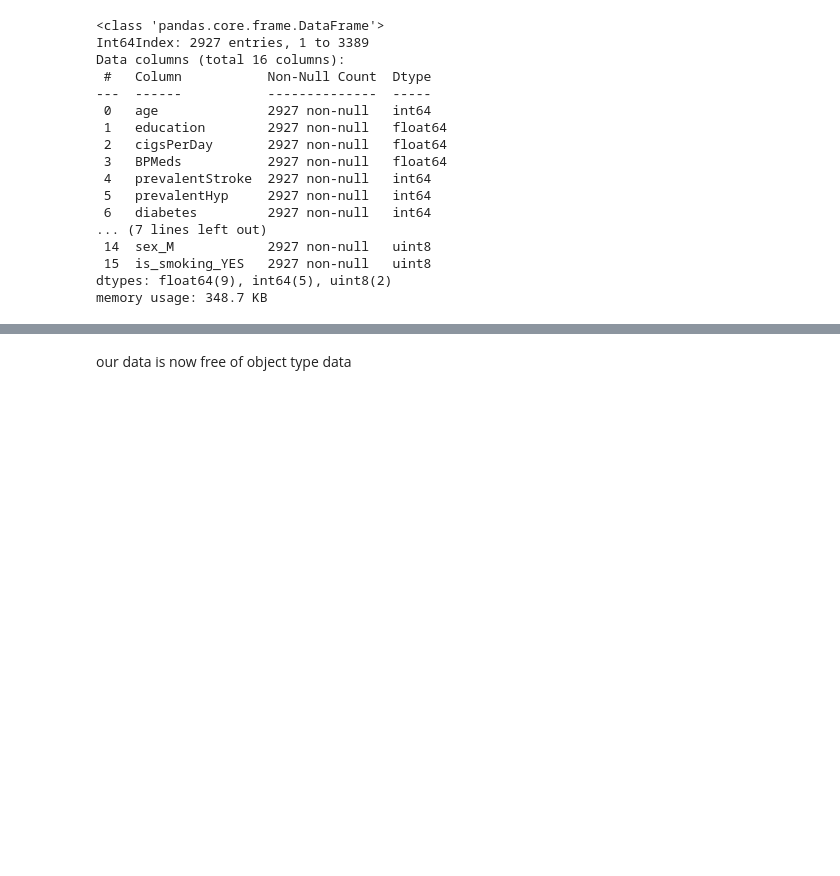
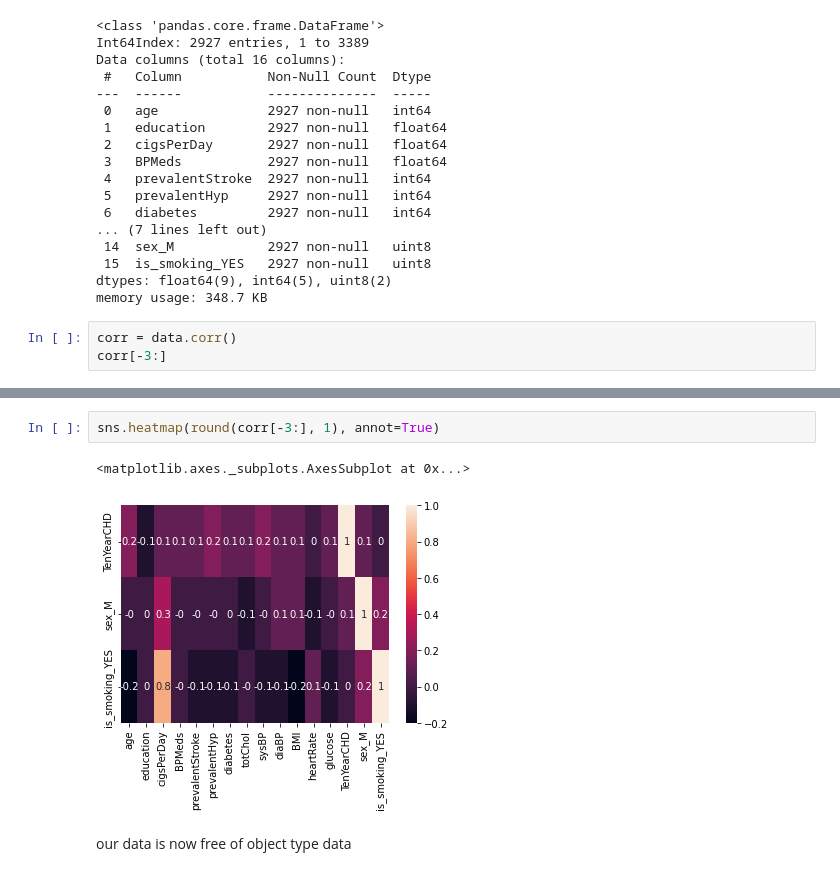
Before and after one commit to abm4github/cardiovascular-risk-prediction_Supervised-Classification, a Jupyter notebook: AlmaBetter_ML_Classification_CardioVascularRisk.ipynb, the cells around one changed output, grey strips where cells are left out. Cells and saved outputs as stored; diff of their text form; blank space fills up the shorter version.

```diff
--- a/AlmaBetter_ML_Classification_CardioVascularRisk.ipynb
+++ b/AlmaBetter_ML_Classification_CardioVascularRisk.ipynb
@@ -159,3 +157,6 @@ Data columns (total 16 columns):
  15  is_smoking_YES   2927 non-null   uint8
 dtypes: float64(9), int64(5), uint8(2)
 memory usage: 348.7 KB
+# %%
+corr = data.corr()
+corr[-3:]
@@ -162,3 +168,8 @@ memory usage: 348.7 KB
+# %%
+sns.heatmap(round(corr[-3:], 1), annot=True)
+# %% [output]
+<matplotlib.axes._subplots.AxesSubplot at 0x...>
+[figure, added]
 # %% [markdown]
 our data is now free of object type data
 # %% [markdown]
```
Also changed, not shown: parts of 38 cells of this notebook.
